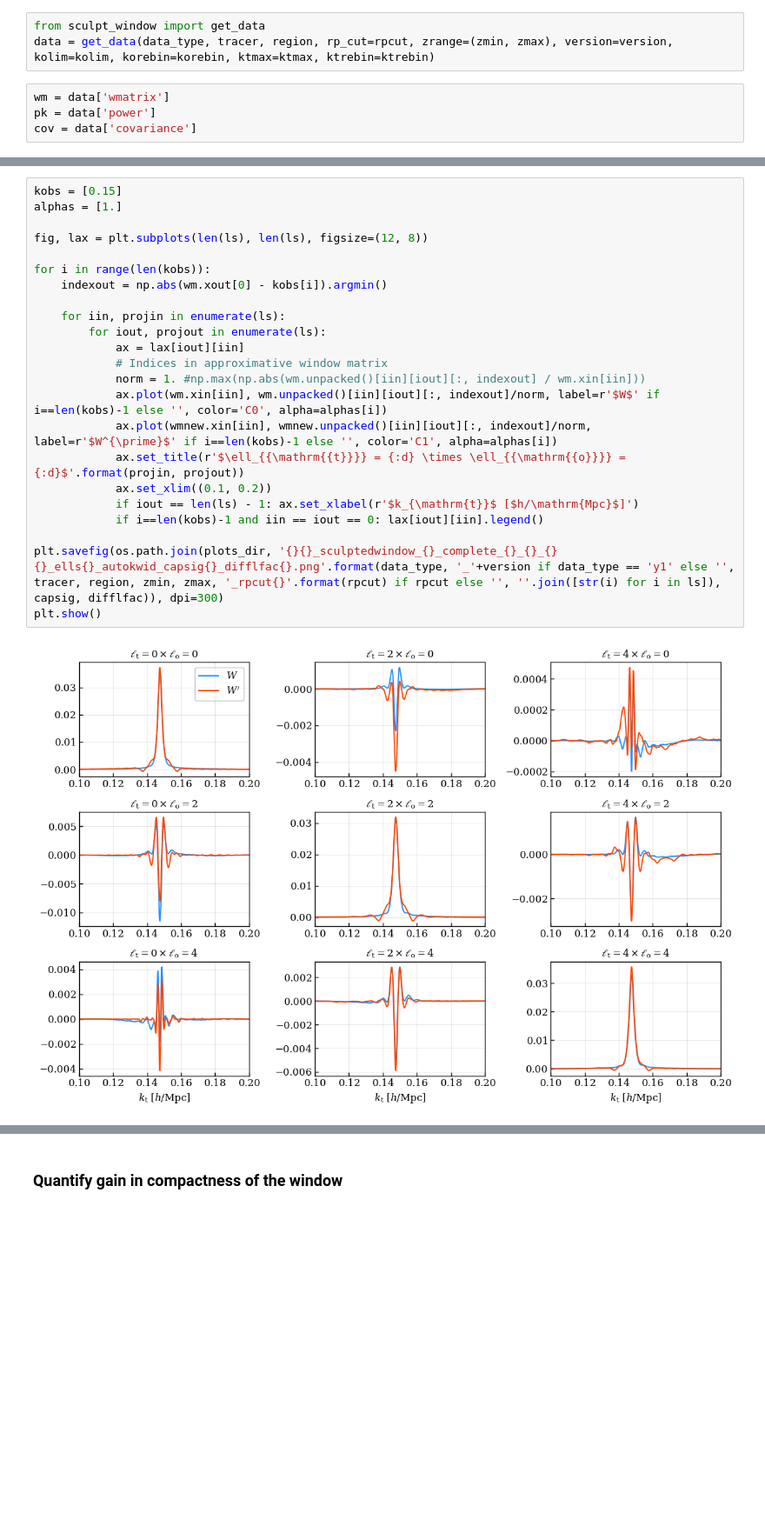
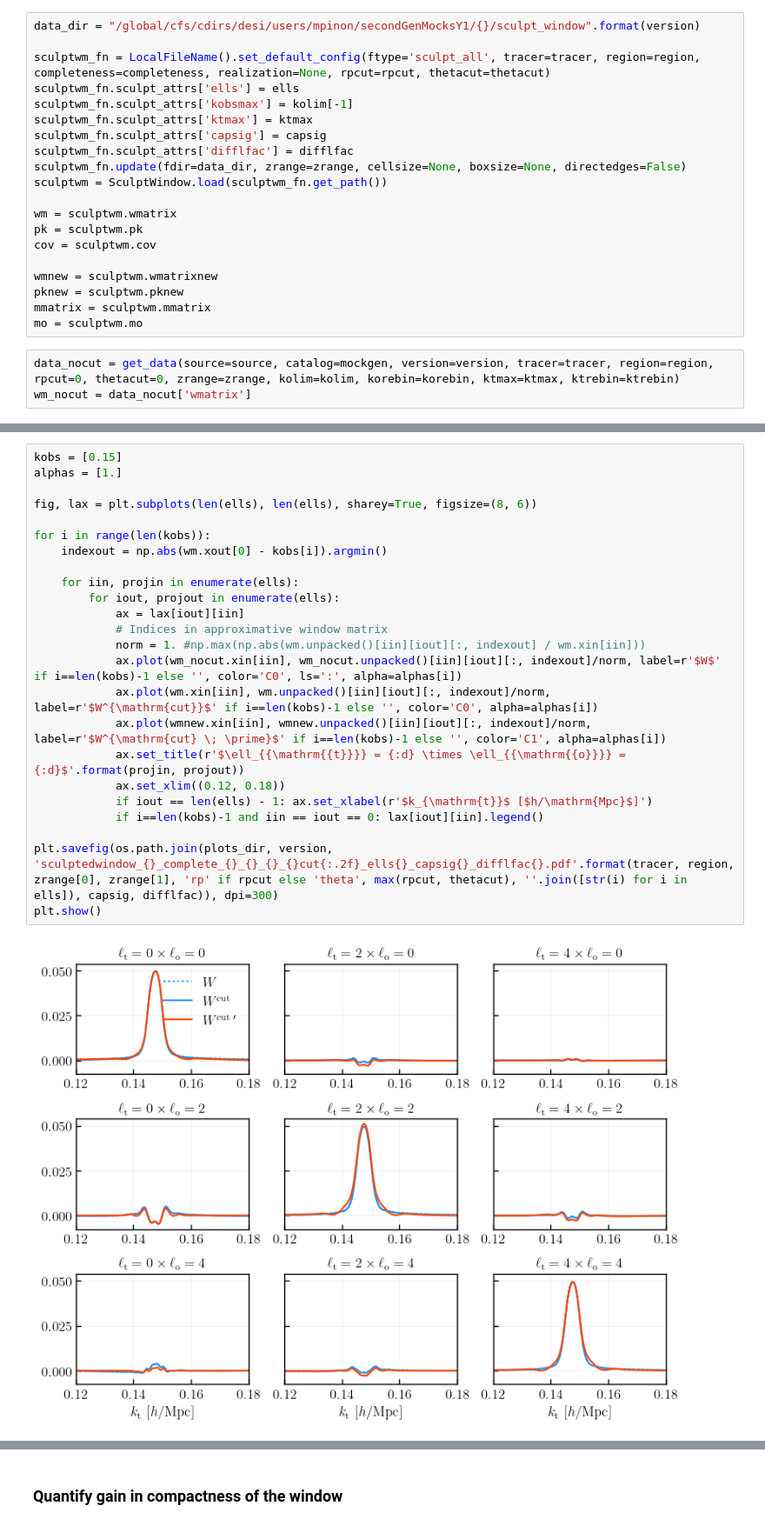
Before and after one commit to mathildepinon/desi-fiber-collisions, a Jupyter notebook: nb/sculpt_window.ipynb, the cells around one changed output, grey strips where cells are left out. Shown at 87% size. Drawn from its saved outputs; the diff is of its cells as text; blank space fills up the shorter version.

```diff
--- a/nb/sculpt_window.ipynb
+++ b/nb/sculpt_window.ipynb
@@ -82,7 +48,23 @@ covnew = np.load(cov_fn)
+# %%
+data_dir = "/global/cfs/cdirs/desi/users/mpinon/secondGenMocksY1/{}/sculpt_window".format(version)
+
+sculptwm_fn = LocalFileName().set_default_config(ftype='sculpt_all', tracer=tracer, region=region, completeness=completeness, realization=None, rpcut=rpcut, thetacut=thetacut)
+sculptwm_fn.sculpt_attrs['ells'] = ells
+sculptwm_fn.sculpt_attrs['kobsmax'] = kolim[-1]
+sculptwm_fn.sculpt_attrs['ktmax'] = ktmax
+sculptwm_fn.sculpt_attrs['capsig'] = capsig
+sculptwm_fn.sculpt_attrs['difflfac'] = difflfac
+sculptwm_fn.update(fdir=data_dir, zrange=zrange, cellsize=None, boxsize=None, directedges=False)
+sculptwm = SculptWindow.load(sculptwm_fn.get_path())
+
+wm = sculptwm.wmatrix
+pk = sculptwm.pk
+cov = sculptwm.cov
+
+wmnew = sculptwm.wmatrixnew
+pknew = sculptwm.pknew
+mmatrix = sculptwm.mmatrix
+mo = sculptwm.mo
 # %%
-from sculpt_window import get_data
-data = get_data(data_type, tracer, region, rp_cut=rpcut, zrange=(zmin, zmax), version=version, kolim=kolim, korebin=korebin, ktmax=ktmax, ktrebin=ktrebin)
+data_nocut = get_data(source=source, catalog=mockgen, version=version, tracer=tracer, region=region, rpcut=0, thetacut=0, zrange=zrange, kolim=kolim, korebin=korebin, ktmax=ktmax, ktrebin=ktrebin)
+wm_nocut = data_nocut['wmatrix']
-# %%
-wm = data['wmatrix']
-pk = data['power']
-cov = data['covariance']
@@ -123,26 +71,27 @@ wm.shape
 # %%
 kobs = [0.15]
 alphas = [1.]
 
-fig, lax = plt.subplots(len(ls), len(ls), figsize=(12, 8))
+fig, lax = plt.subplots(len(ells), len(ells), sharey=True, figsize=(8, 6))
 
 for i in range(len(kobs)):
     indexout = np.abs(wm.xout[0] - kobs[i]).argmin()
 
-    for iin, projin in enumerate(ls):
-        for iout, projout in enumerate(ls):
+    for iin, projin in enumerate(ells):
+        for iout, projout in enumerate(ells):
             ax = lax[iout][iin]
             # Indices in approximative window matrix
             norm = 1. #np.max(np.abs(wm.unpacked()[iin][iout][:, indexout] / wm.xin[iin]))
-            ax.plot(wm.xin[iin], wm.unpacked()[iin][iout][:, indexout]/norm, label=r'$W$' if i==len(kobs)-1 else '', color='C0', alpha=alphas[i])
-            ax.plot(wmnew.xin[iin], wmnew.unpacked()[iin][iout][:, indexout]/norm, label=r'$W^{\prime}$' if i==len(kobs)-1 else '', color='C1', alpha=alphas[i])
+            ax.plot(wm_nocut.xin[iin], wm_nocut.unpacked()[iin][iout][:, indexout]/norm, label=r'$W$' if i==len(kobs)-1 else '', color='C0', ls=':', alpha=alphas[i])
+            ax.plot(wm.xin[iin], wm.unpacked()[iin][iout][:, indexout]/norm, label=r'$W^{\mathrm{cut}}$' if i==len(kobs)-1 else '', color='C0', alpha=alphas[i])
+            ax.plot(wmnew.xin[iin], wmnew.unpacked()[iin][iout][:, indexout]/norm, label=r'$W^{\mathrm{cut} \; \prime}$' if i==len(kobs)-1 else '', color='C1', alpha=alphas[i])
             ax.set_title(r'$\ell_{{\mathrm{{t}}}} = {:d} \times \ell_{{\mathrm{{o}}}} = {:d}$'.format(projin, projout))
-            ax.set_xlim((0.1, 0.2))
-            if iout == len(ls) - 1: ax.set_xlabel(r'$k_{\mathrm{t}}$ [$h/\mathrm{Mpc}$]')
+            ax.set_xlim((0.12, 0.18))
+            if iout == len(ells) - 1: ax.set_xlabel(r'$k_{\mathrm{t}}$ [$h/\mathrm{Mpc}$]')
             if i==len(kobs)-1 and iin == iout == 0: lax[iout][iin].legend()
 
-plt.savefig(os.path.join(plots_dir, '{}{}_sculptedwindow_{}_complete_{}_{}_{}{}_ells{}_autokwid_capsig{}_difflfac{}.png'.format(data_type, '_'+version if data_type == 'y1' else '', tracer, region, zmin, zmax, '_rpcut{}'.format(rpcut) if rpcut else '', ''.join([str(i) for i in ls]), capsig, difflfac)), dpi=300)
+plt.savefig(os.path.join(plots_dir, version, 'sculptedwindow_{}_complete_{}_{}_{}_{}cut{:.2f}_ells{}_capsig{}_difflfac{}.pdf'.format(tracer, region, zrange[0], zrange[1], 'rp' if rpcut else 'theta', max(rpcut, thetacut), ''.join([str(i) for i in ells]), capsig, difflfac)), dpi=300)
 plt.show()
 # %% [output]
-[figure, old version]
+[figure, new version]
 # %%
```
Also changed, not shown: parts of 23 cells of this notebook, 10 other files.
